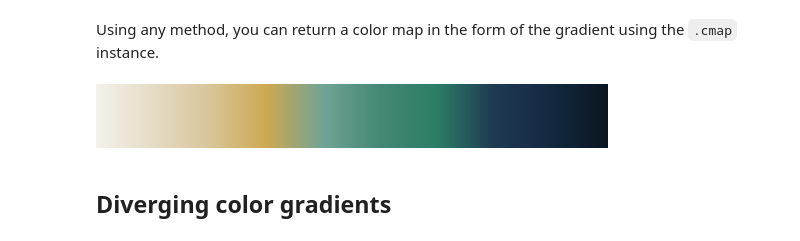
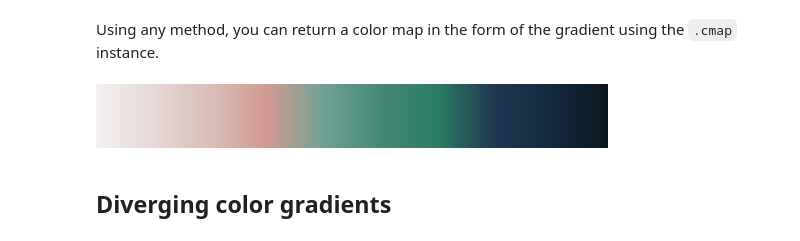
Before and after one commit to morpc/morpc-py, a Jupyter notebook: docs/09-morpc-color-demo.ipynb, the cells around one changed output. Drawn from its saved outputs; the diff is of its cells as text; code cells hidden in the pictures.

```diff
--- a/docs/09-morpc-color-demo.ipynb
+++ b/docs/09-morpc-color-demo.ipynb
@@ -104,9 +74,9 @@ morpc.color.plot_from_hex_list(morpc.color.get_colors().SEQ3(['gold', 'darkgreen
 # %% [markdown]
 Using any method, you can return a color map in the form of the gradient using the `.cmap` instance.
 # %%
-morpc.color.get_colors().SEQ3(['gold', 'darkgreen', 'darkblue']).cmap
+morpc.color.get_colors().SEQ3(['rose', 'darkgreen', 'darkblue']).cmap
 # %% [output]
-[figure, old version]
+[figure, new version]
 # %% [markdown]
 ## Diverging color gradients
 # %% [markdown]
```
Also changed, not shown: parts of 34 cells of this notebook, 1 other file.
